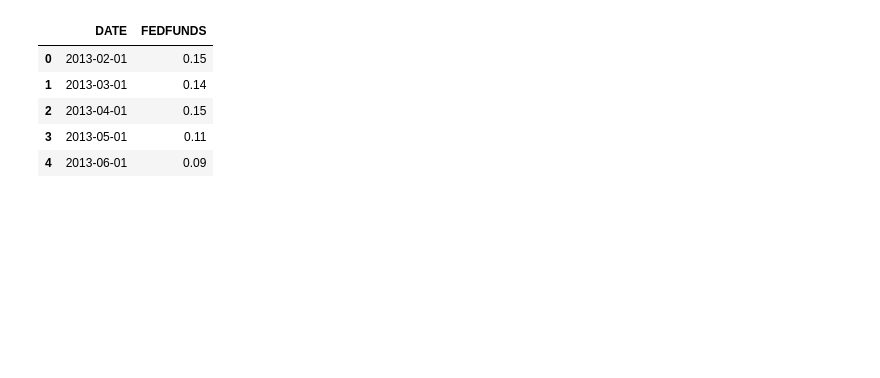
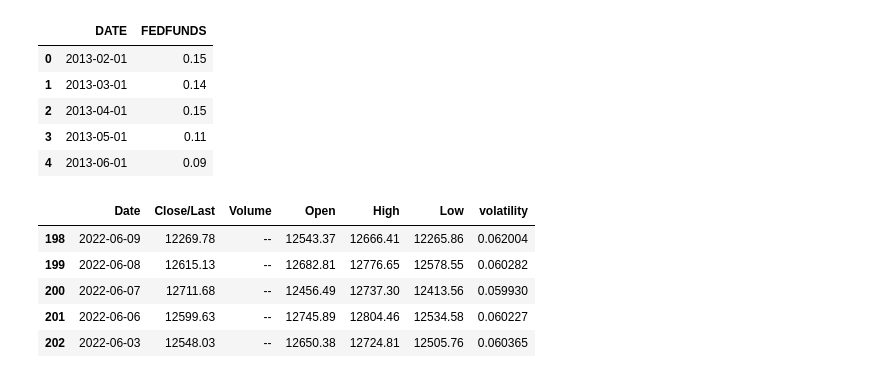
Before and after one commit to ili23/CDS-QF-Options-Pricing-Model, a Jupyter notebook: binomial_model.ipynb, the cells around one changed output. Cells and saved outputs as stored; diff of their text form; code cells hidden in the pictures; blank space fills up the shorter version.

Commit message:
Implemented american binomial model/updated european binomial model

```diff
--- a/binomial_model.ipynb
+++ b/binomial_model.ipynb
@@ -9,7 +9,7 @@ import math
 am_df = pd.read_csv("data/american_stock.csv")
 eu_df = pd.read_csv("data/european_index.csv")
 rf_df = pd.read_csv("data/FEDFUNDS.csv")
-stock_price_df = pd.read_csv("data/stock_prices.csv")
+european_index_df = pd.read_csv("data/ndx_historical.csv")
 # %%
 rf_df["DATE"] = pd.to_datetime(rf_df["DATE"], format="%Y-%m-%d")
 rf_df.head()
@@ -20,6 +20,21 @@ rf_df.head()
 | 2 | 2013-04-01 | 0.15 |
 | 3 | 2013-05-01 | 0.11 |
 | 4 | 2013-06-01 | 0.09 |
+# %%
+# How many intervals to look back for when calculating volatility
+volatility_intervals = 100
+
+european_index_df["Date"] = pd.to_datetime(european_index_df["Date"])
+european_index_df["volatility"] = european_index_df["Close/Last"].rolling(volatility_intervals).std() / european_index_df["Close/Last"]
+european_index_df = european_index_df.dropna()
+european_index_df.head()
+# %% [output]
+|  | Date | Close/Last | Volume | Open | High | Low | volatility |
+| 198 | 2022-06-09 | 12269.78 | -- | 12543.37 | 12666.41 | 12265.86 | 0.062004 |
+| 199 | 2022-06-08 | 12615.13 | -- | 12682.81 | 12776.65 | 12578.55 | 0.060282 |
+| 200 | 2022-06-07 | 12711.68 | -- | 12456.49 | 12737.30 | 12413.56 | 0.059930 |
+| 201 | 2022-06-06 | 12599.63 | -- | 12745.89 | 12804.46 | 12534.58 | 0.060227 |
+| 202 | 2022-06-03 | 12548.03 | -- | 12650.38 | 12724.81 | 12505.76 | 0.060365 |
 # %%
 am_df = am_df[["date", "symbol", "exdate", "cp_flag", "strike_price", "best_bid", "best_offer", "exercise_style"]]
 am_df["date"] = pd.to_datetime(am_df["date"], format="%Y%m%d")
```
Also changed, not shown: parts of 8 cells of this notebook, 2 other files.
